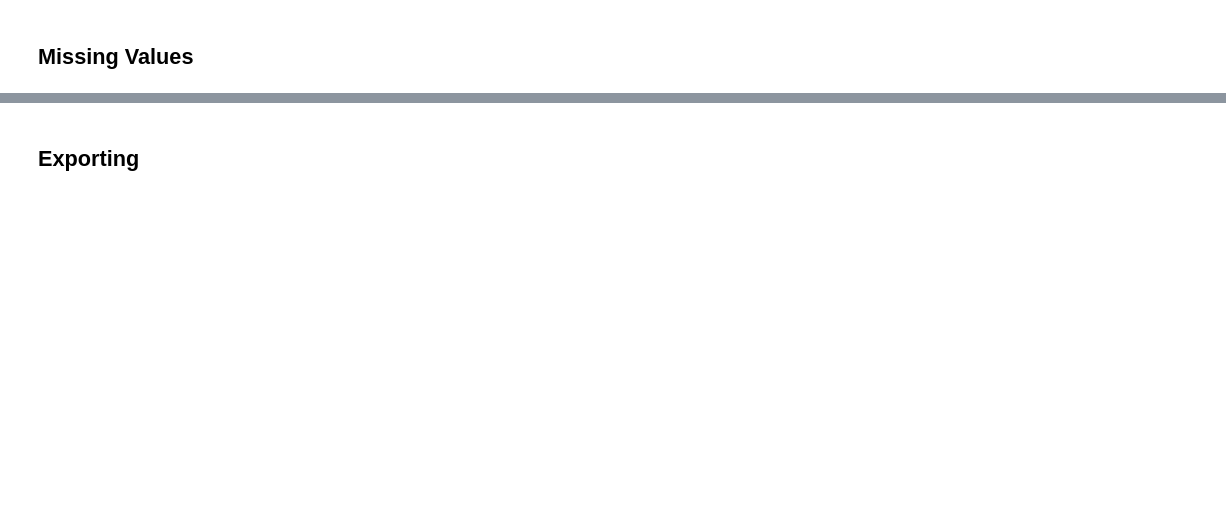
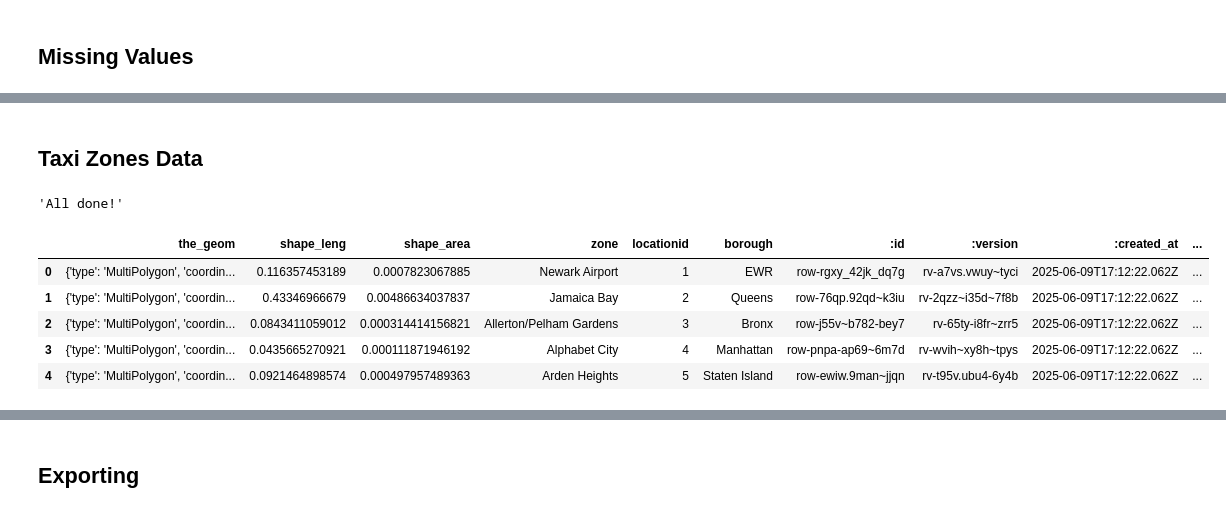
Before and after one commit to drod75/nyc_taxi_analysis, a Jupyter notebook: notebooks/data_collection.ipynb, the cells around one changed output, grey strips where cells are left out. Drawn from its saved outputs; the diff is of its cells as text; code cells hidden in the pictures; blank space fills up the shorter version.

```diff
--- a/notebooks/data_collection.ipynb
+++ b/notebooks/data_collection.ipynb
@@ -375,0 +480,31 @@ Name: count, dtype: int64
+# %% [markdown]
+## Taxi Zones Data
+# %%
+# gathering temporary data
+zones_query = {
+    "query":"""
+    SELECT
+      *
+    LIMIT 500
+    """
+}
+zones_response = requests.get(
+    "https://data.cityofnewyork.us/api/v3/views/8meu-9t5y/query.json",
+    headers=headers,
+    params=zones_query
+  )
+zones_data = zones_response.json()
+print("All done!")
+# %% [output]
+'All done!'
+# %%
+zone_df = pd.DataFrame(zones_data)
+# %%
+zone_df.head()
+# %% [output]
+|  | the_geom | shape_leng | shape_area | zone | locationid | borough | :id | :version | :created_at | ... |
+| 0 | {'type': 'MultiPolygon', 'coordin... | 0.116357453189 | 0.0007823067885 | Newark Airport | 1 | EWR | row-rgxy_42jk_dq7g | rv-a7vs.vwuy~tyci | 2025-06-09T17:12:22.062Z | ... |
+| 1 | {'type': 'MultiPolygon', 'coordin... | 0.43346966679 | 0.00486634037837 | Jamaica Bay | 2 | Queens | row-76qp.92qd~k3iu | rv-2qzz~i35d~7f8b | 2025-06-09T17:12:22.062Z | ... |
+| 2 | {'type': 'MultiPolygon', 'coordin... | 0.0843411059012 | 0.000314414156821 | Allerton/Pelham Gardens | 3 | Bronx | row-j55v~b782-bey7 | rv-65ty-i8fr~zrr5 | 2025-06-09T17:12:22.062Z | ... |
+| 3 | {'type': 'MultiPolygon', 'coordin... | 0.0435665270921 | 0.000111871946192 | Alphabet City | 4 | Manhattan | row-pnpa-ap69~6m7d | rv-wvih~xy8h~tpys | 2025-06-09T17:12:22.062Z | ... |
+| 4 | {'type': 'MultiPolygon', 'coordin... | 0.0921464898574 | 0.000497957489363 | Arden Heights | 5 | Staten Island | row-ewiw.9man~jjqn | rv-t95v.ubu4-6y4b | 2025-06-09T17:12:22.062Z | ... |
```
Also changed, not shown: parts of 31 cells of this notebook.
